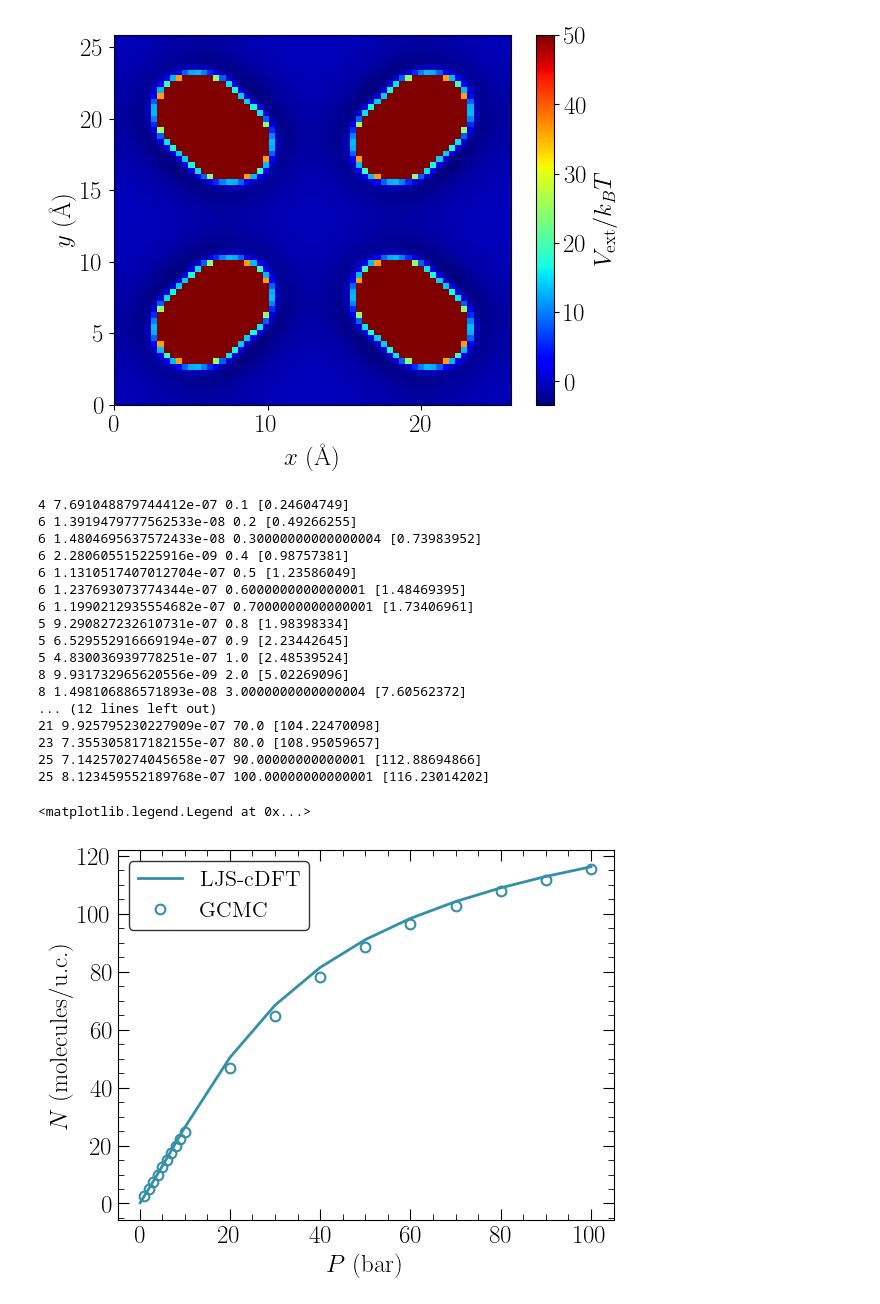
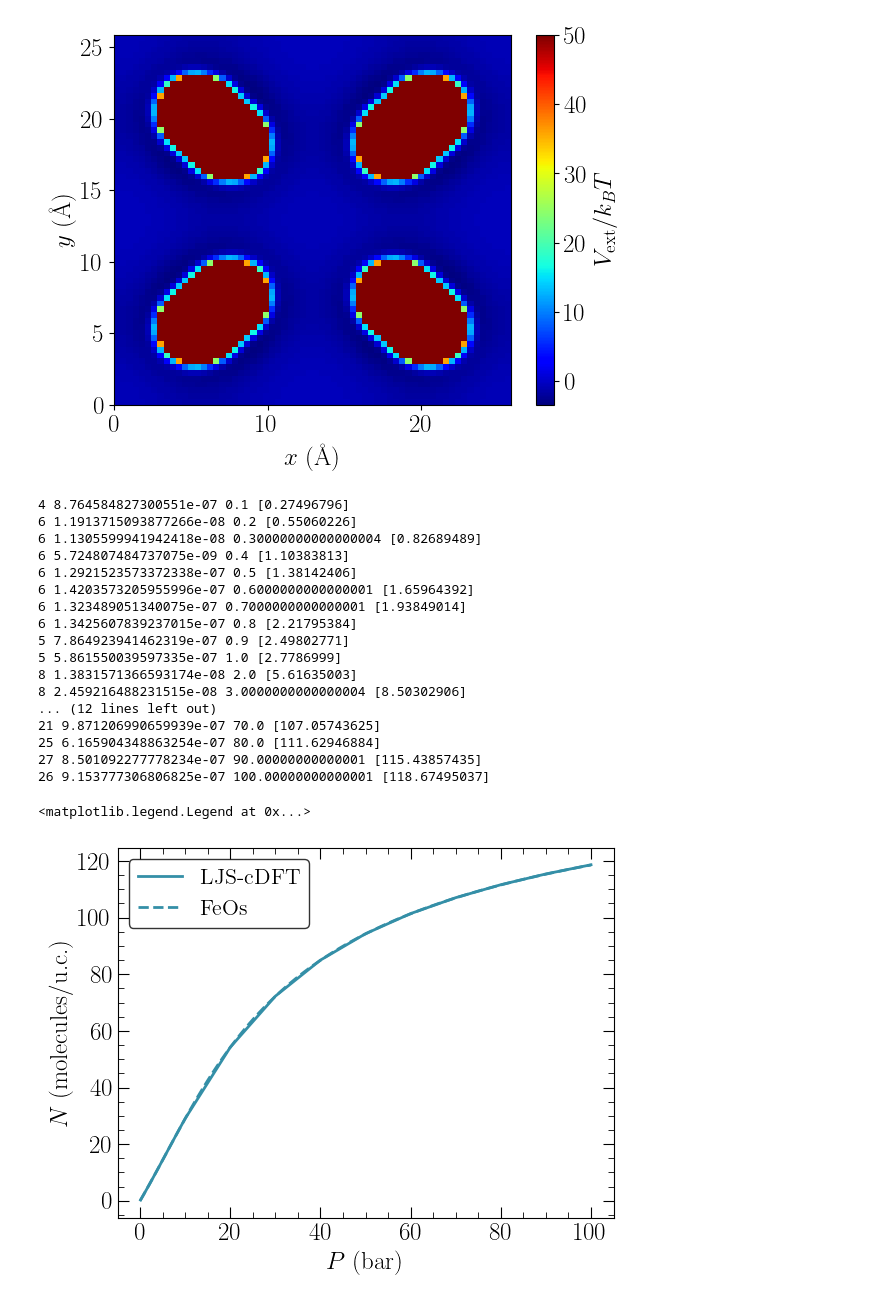
Before and after one commit to lucas-j-santos/LJS-cDFT, a Jupyter notebook: examples/methane_irmof-1_pcsaft.ipynb, the cells around one changed output. Cells and saved outputs as stored; diff of their text form; code cells hidden in the pictures.

```diff
--- a/examples/methane_irmof-1_pcsaft.ipynb
+++ b/examples/methane_irmof-1_pcsaft.ipynb
@@ -23,15 +23,15 @@ formula:         Zn32 H96 C192 O104
 num_sites:       424
 lattice_lengths: (25.832, 25.832, 25.832)
 # %%
-T = 298.0
+T = 300.0
 system_size = np.array([l for l in structure.lattice.lengths])
 points = np.array([64, 64, 64])
 dft = dft_core(parameters, T, system_size, points, device)
 # %%
 forcefield = pd.DataFrame()
 forcefield['type'] = ['C','H','O','Zn']
-forcefield['sigma'] = np.array([3.47299, 2.84642, 3.03315, 2.4615])
-forcefield['epsilon'] = np.array([47.8562, 7.64893, 48.1581, 62.3992])
+forcefield['sigma'] = np.array([3.47299, 2.84642, 3.03315, 4.04468])
+forcefield['epsilon'] = np.array([47.8562, 7.64893, 48.1581, 27.6771])
 
 def lj_potential(r,sigma,epsilon):
     return 4.0*epsilon*((sigma/r)**12-(sigma/r)**6)
@@ -97,50 +97,52 @@ for i in range(len(P)):
     print(dft.it,dft.error.numpy(),1e-5*P[i].numpy(),Nads[:,i].numpy())
     if np.isnan(dft.error.numpy()): break
 # %% [output]
-4 7.691048879744412e-07 0.1 [0.24604749]
-6 1.3919479777562533e-08 0.2 [0.49266255]
-6 1.4804695637572433e-08 0.30000000000000004 [0.73983952]
-6 2.280605515225916e-09 0.4 [0.98757381]
-6 1.1310517407012704e-07 0.5 [1.23586049]
-6 1.237693073774344e-07 0.6000000000000001 [1.48469395]
-6 1.1990212935554682e-07 0.7000000000000001 [1.73406961]
-5 9.290827232610731e-07 0.8 [1.98398334]
-5 6.529552916669194e-07 0.9 [2.23442645]
-5 4.830036939778251e-07 1.0 [2.48539524]
-8 9.931732965620556e-09 2.0 [5.02269096]
-8 1.498106886571893e-08 3.0000000000000004 [7.60562372]
+4 8.764584827300551e-07 0.1 [0.27496796]
+6 1.1913715093877266e-08 0.2 [0.55060226]
+6 1.1305599941942418e-08 0.30000000000000004 [0.82689489]
+6 5.724807484737075e-09 0.4 [1.10383813]
+6 1.2921523573372338e-07 0.5 [1.38142406]
+6 1.4203573205955996e-07 0.6000000000000001 [1.65964392]
+6 1.323489051340075e-07 0.7000000000000001 [1.93849014]
+6 1.3425607839237015e-07 0.8 [2.21795384]
+5 7.864923941462319e-07 0.9 [2.49802771]
+5 5.861550039597335e-07 1.0 [2.7786999]
+8 1.3831571366593174e-08 2.0 [5.61635003]
+8 2.459216488231515e-08 3.0000000000000004 [8.50302906]
 ... (12 lines left out)
-21 9.925795230227909e-07 70.0 [104.22470098]
-23 7.355305817182155e-07 80.0 [108.95059657]
-25 7.142570274045658e-07 90.00000000000001 [112.88694866]
-25 8.123459552189768e-07 100.00000000000001 [116.23014202]
+21 9.871206990659939e-07 70.0 [107.05743625]
+25 6.165904348863254e-07 80.0 [111.62946884]
+27 8.501092277778234e-07 90.00000000000001 [115.43857435]
+26 9.153777306806825e-07 100.00000000000001 [118.67495037]
 # %%
-data = pd.read_pickle(f'data/methane_IRMOF-1_{T:.2f}K.pkl')
+# data = pd.read_pickle(f'data/methane_IRMOF-1_{T:.2f}K.pkl')
+feos = np.load('data/feos.npy')
 
 import seaborn as sns
 
 colors = sns.color_palette("mako")
 
 plt.rcParams.update({'text.usetex':True,
 'font.family':'serif',
 #'figure.figsize':(7.9, 6.1)
 })
 
 plt.plot(P*1e-5, Nads[0], '-', color=colors[3], linewidth=2.0, label='LJS-cDFT')
-plt.plot(1e-5*data['Pressure (Pa)'], data['Absolute adsorption (molecules/uc)'], 'o',
-         color=colors[3],markersize=7,markeredgewidth=1.5,mfc='none',label='GCMC')
+plt.plot(feos[0], feos[1], '--', color=colors[3], linewidth=2.0, label='FeOs')
+# plt.plot(1e-5*data['Pressure (Pa)'], data['Absolute adsorption (molecules/uc)'], 'o',
+#          color=colors[3],markersize=7,markeredgewidth=1.5,mfc='none',label='GCMC')
 plt.xlabel(r'$P$ (bar)', fontsize=18)
 plt.ylabel(r'$N$ (molecules/u.c.)', fontsize=18)
 # plt.xlim([0.0,125])
 # plt.ylim([None,0.004])
 plt.minorticks_on()
 plt.tick_params(direction='in',right=True, top=True)
 plt.tick_params(labelsize=18)
 plt.tick_params(labelbottom=True, labeltop=False, labelright=False, labelleft=True)
 plt.tick_params(direction='in',which='minor', length=4, bottom=True, top=True, left=True, right=True)
 plt.tick_params(direction='in',which='major', length=8, bottom=True, top=True, left=True, right=True)
 plt.legend(fontsize=16, frameon=True, edgecolor='k')
 # plt.savefig('figures/isotherm_methane.pdf', bbox_inches='tight')
 # %% [output]
 <matplotlib.legend.Legend at 0x...>
-[figure, old version]
+[figure, new version]
```
Also changed, not shown: 3 other files.
